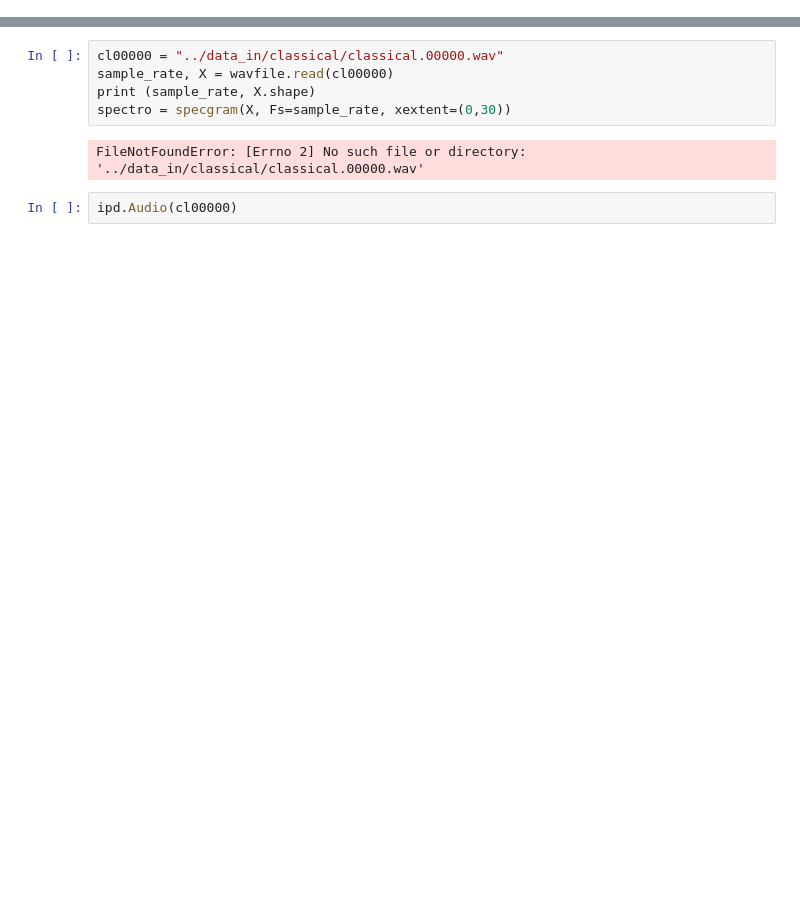
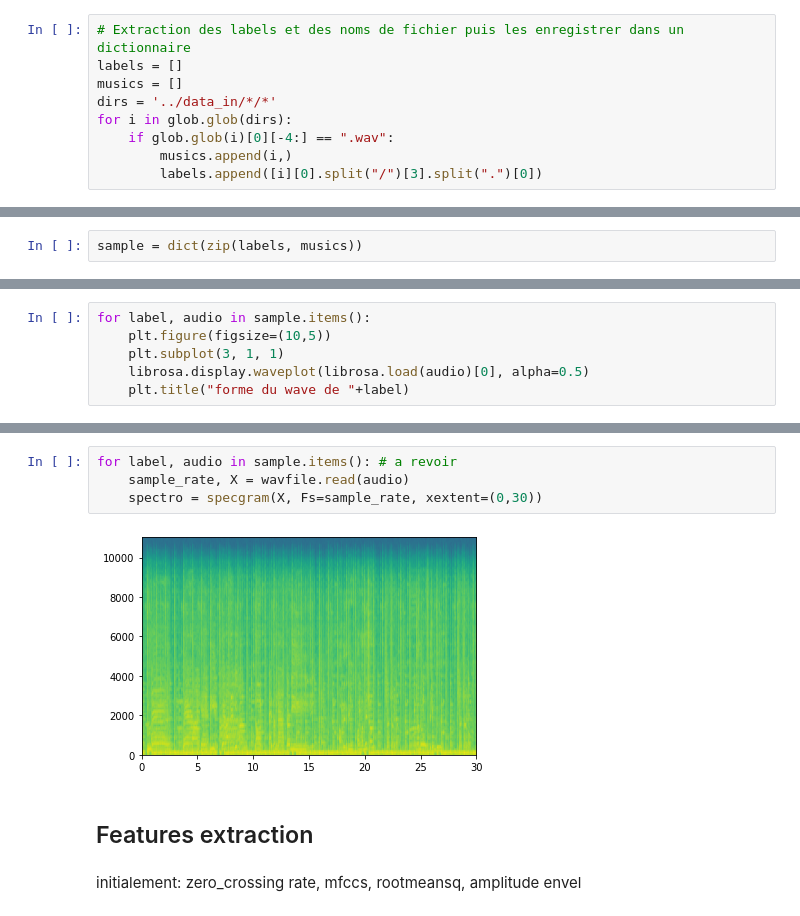
Before and after one commit to abdoulsn/music_gender_recognition, a Jupyter notebook: codes/music_genre.ipynb, the cells around one changed output, grey strips where cells are left out. Drawn from its saved outputs; the diff is of its cells as text; blank space fills up the shorter version.

```diff
--- a/codes/music_genre.ipynb
+++ b/codes/music_genre.ipynb
@@ -9,0 +34,9 @@ from matplotlib import pyplot as plt
+# %%
+# Extraction des labels et des noms de fichier puis les enregistrer dans un dictionnaire
+labels = []
+musics = []
+dirs = '../data_in/*/*'
+for i in glob.glob(dirs):
+    if glob.glob(i)[0][-4:] == ".wav":
+        musics.append(i,)
+        labels.append([i][0].split("/")[3].split(".")[0])
@@ -9,0 +45,2 @@ from matplotlib import pyplot as plt
+# %%
+sample = dict(zip(labels, musics))
@@ -9,0 +66,6 @@ from matplotlib import pyplot as plt
+# %%
+for label, audio in sample.items():
+    plt.figure(figsize=(10,5))
+    plt.subplot(3, 1, 1)
+    librosa.display.waveplot(librosa.load(audio)[0], alpha=0.5)
+    plt.title("forme du wave de "+label)
@@ -10,9 +83,10 @@ from matplotlib import pyplot as plt
 # %%
-cl00000 = "../data_in/classical/classical.00000.wav"
-sample_rate, X = wavfile.read(cl00000)
-print (sample_rate, X.shape)
-spectro = specgram(X, Fs=sample_rate, xextent=(0,30))
+for label, audio in sample.items(): # a revoir
+    sample_rate, X = wavfile.read(audio)
+    spectro = specgram(X, Fs=sample_rate, xextent=(0,30))
 # %% [output]
-FileNotFoundError: [Errno 2] No such file or directory: '../data_in/classical/classical.00000.wav'
+[figure, added]
-# %%
-ipd.Audio(cl00000)
+# %% [markdown]
+## Features extraction
+# %% [markdown]
+initialement: zero_crossing rate, mfccs, rootmeansq, amplitude envel
```
Also changed, not shown: parts of 23 cells of this notebook.
